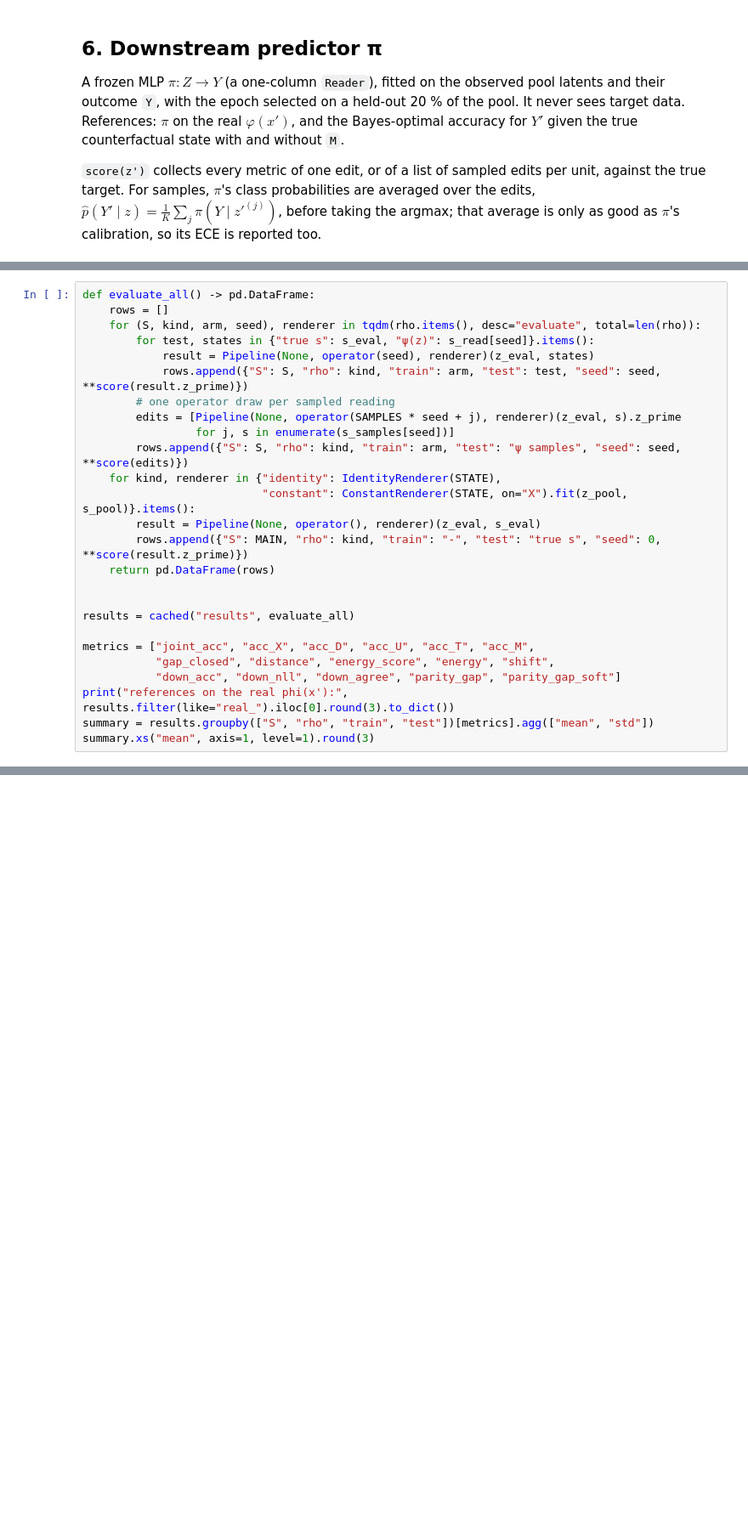
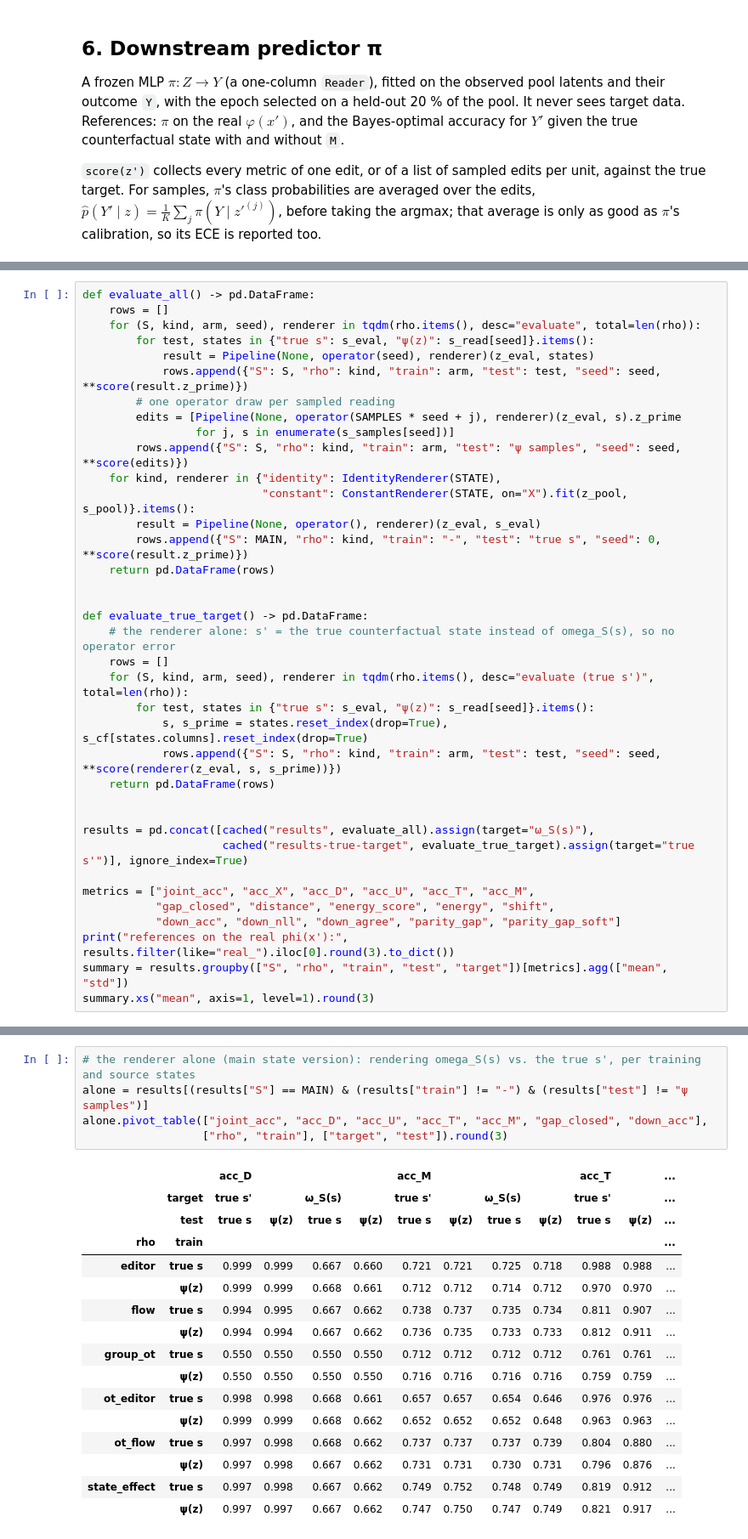
Before and after one commit to kestelnadomu/latent_intervention, a Jupyter notebook: experiment.ipynb, the cells around one changed output, grey strips where cells are left out. Shown at 85% size. Cells and saved outputs as stored; diff of their text form; blank space fills up the shorter version.

Commit message:
ran evaluation on true s'

```diff
--- a/experiment.ipynb
+++ b/experiment.ipynb
@@ -429,11 +471,22 @@ def evaluate_all() -> pd.DataFrame:
     return pd.DataFrame(rows)
 
 
-results = cached("results", evaluate_all)
+def evaluate_true_target() -> pd.DataFrame:
+    # the renderer alone: s' = the true counterfactual state instead of omega_S(s), so no operator error
+    rows = []
+    for (S, kind, arm, seed), renderer in tqdm(rho.items(), desc="evaluate (true s')", total=len(rho)):
+        for test, states in {"true s": s_eval, "ψ(z)": s_read[seed]}.items():
+            s, s_prime = states.reset_index(drop=True), s_cf[states.columns].reset_index(drop=True)
+            rows.append({"S": S, "rho": kind, "train": arm, "test": test, "seed": seed, **score(renderer(z_eval, s, s_prime))})
+    return pd.DataFrame(rows)
+
+
+results = pd.concat([cached("results", evaluate_all).assign(target="ω_S(s)"),
+                     cached("results-true-target", evaluate_true_target).assign(target="true s'")], ignore_index=True)
 
 metrics = ["joint_acc", "acc_X", "acc_D", "acc_U", "acc_T", "acc_M",
            "gap_closed", "distance", "energy_score", "energy", "shift",
            "down_acc", "down_nll", "down_agree", "parity_gap", "parity_gap_soft"]
 print("references on the real phi(x'):", results.filter(like="real_").iloc[0].round(3).to_dict())
-summary = results.groupby(["S", "rho", "train", "test"])[metrics].agg(["mean", "std"])
+summary = results.groupby(["S", "rho", "train", "test", "target"])[metrics].agg(["mean", "std"])
 summary.xs("mean", axis=1, level=1).round(3)
@@ -443,0 +525,22 @@ main.pivot_table(["joint_acc", "gap_closed", "energy_score", "down_acc", "down_n
+# %%
+# the renderer alone (main state version): rendering omega_S(s) vs. the true s', per training and source states
+alone = results[(results["S"] == MAIN) & (results["train"] != "-") & (results["test"] != "ψ samples")]
+alone.pivot_table(["joint_acc", "acc_D", "acc_U", "acc_T", "acc_M", "gap_closed", "down_acc"],
+                  ["rho", "train"], ["target", "test"]).round(3)
+# %% [output]
+|  |  | acc_D |  |  |  | acc_M |  |  |  | acc_T |  | ... |
+|  | target | true s' |  | ω_S(s) |  | true s' |  | ω_S(s) |  | true s' |  | ... |
+|  | test | true s | ψ(z) | true s | ψ(z) | true s | ψ(z) | true s | ψ(z) | true s | ψ(z) | ... |
+| rho | train |  |  |  |  |  |  |  |  |  |  | ... |
+| editor | true s | 0.999 | 0.999 | 0.667 | 0.660 | 0.721 | 0.721 | 0.725 | 0.718 | 0.988 | 0.988 | ... |
+|  | ψ(z) | 0.999 | 0.999 | 0.668 | 0.661 | 0.712 | 0.712 | 0.714 | 0.712 | 0.970 | 0.970 | ... |
+| flow | true s | 0.994 | 0.995 | 0.667 | 0.662 | 0.738 | 0.737 | 0.735 | 0.734 | 0.811 | 0.907 | ... |
+|  | ψ(z) | 0.994 | 0.994 | 0.667 | 0.662 | 0.736 | 0.735 | 0.733 | 0.733 | 0.812 | 0.911 | ... |
+| group_ot | true s | 0.550 | 0.550 | 0.550 | 0.550 | 0.712 | 0.712 | 0.712 | 0.712 | 0.761 | 0.761 | ... |
+|  | ψ(z) | 0.550 | 0.550 | 0.550 | 0.550 | 0.716 | 0.716 | 0.716 | 0.716 | 0.759 | 0.759 | ... |
+| ot_editor | true s | 0.998 | 0.998 | 0.668 | 0.661 | 0.657 | 0.657 | 0.654 | 0.646 | 0.976 | 0.976 | ... |
+|  | ψ(z) | 0.999 | 0.999 | 0.668 | 0.662 | 0.652 | 0.652 | 0.652 | 0.648 | 0.963 | 0.963 | ... |
+| ot_flow | true s | 0.997 | 0.998 | 0.668 | 0.662 | 0.737 | 0.737 | 0.737 | 0.739 | 0.804 | 0.880 | ... |
+|  | ψ(z) | 0.997 | 0.998 | 0.667 | 0.662 | 0.731 | 0.731 | 0.730 | 0.731 | 0.796 | 0.876 | ... |
+| state_effect | true s | 0.997 | 0.998 | 0.667 | 0.662 | 0.749 | 0.752 | 0.748 | 0.749 | 0.819 | 0.912 | ... |
+|  | ψ(z) | 0.997 | 0.997 | 0.667 | 0.662 | 0.747 | 0.750 | 0.747 | 0.749 | 0.821 | 0.917 | ... |
```
Also changed, not shown: parts of 12 cells of this notebook, 5 other files.
